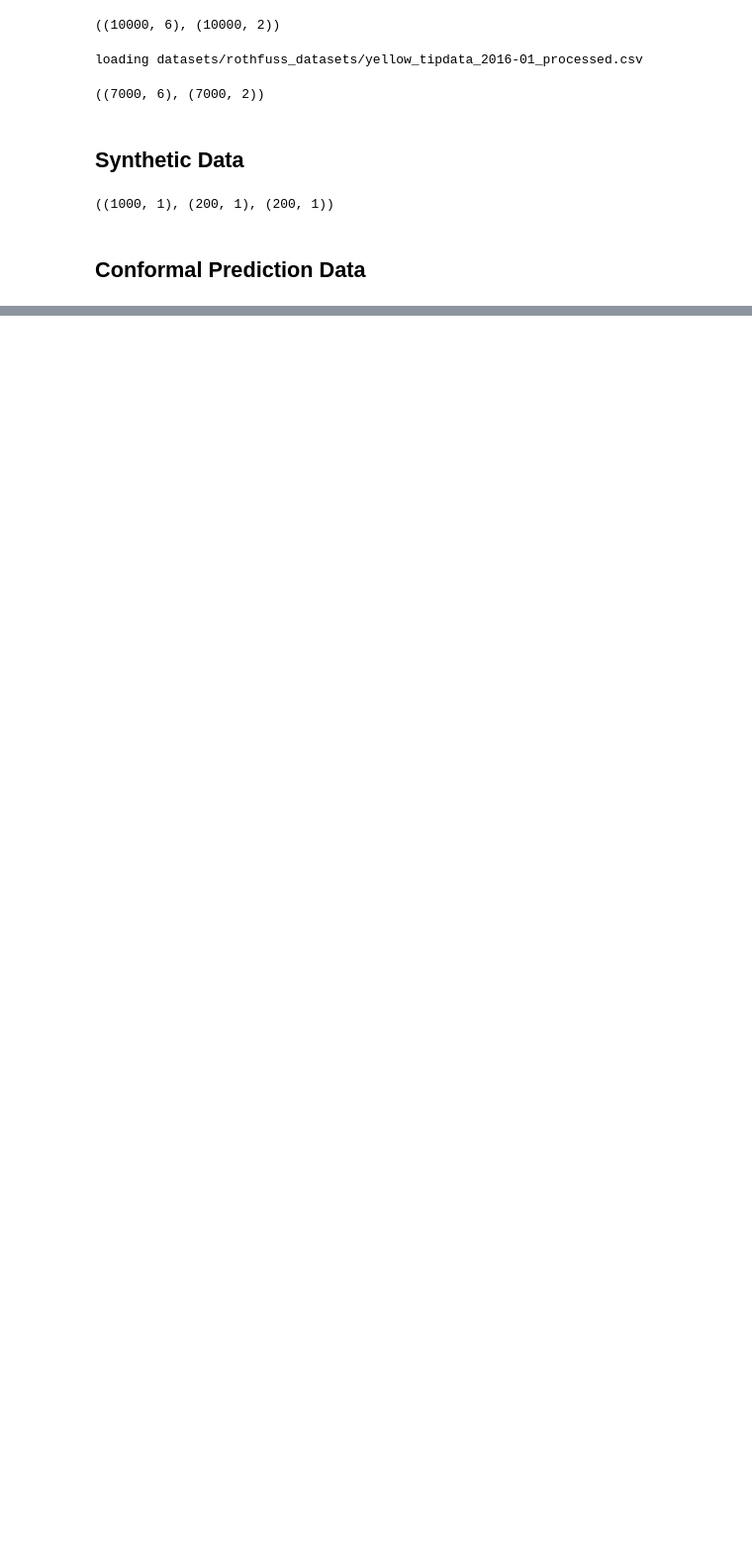
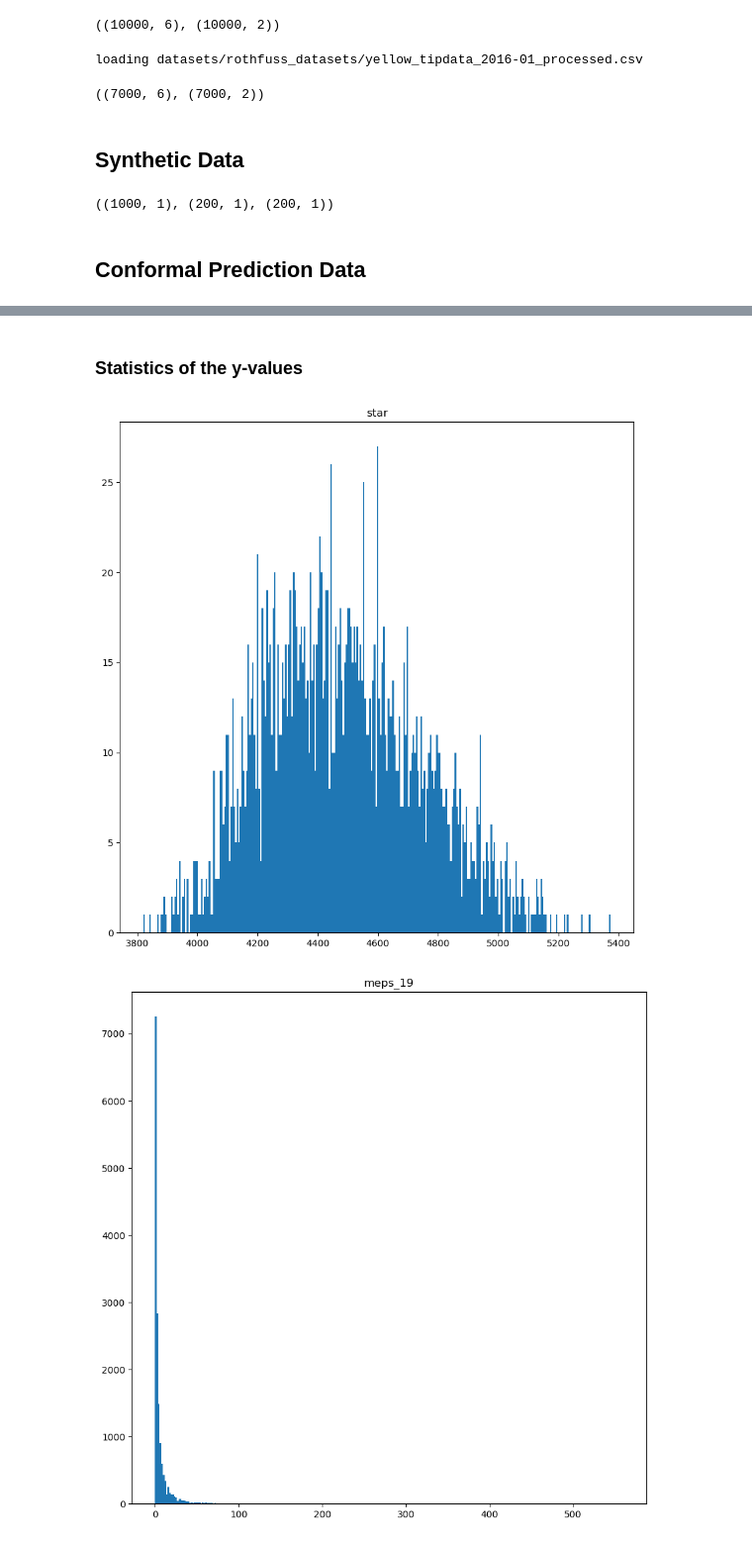
Before and after one commit to alexanderkrauck/uncertainty_prediction, a Jupyter notebook: notebooks/01_data_explore.ipynb, the cells around one changed output, grey strips where cells are left out. Shown at 99% size. Cells and saved outputs as stored; diff of their text form; code cells hidden in the pictures; blank space fills up the shorter version.

```diff
--- a/notebooks/01_data_explore.ipynb
+++ b/notebooks/01_data_explore.ipynb
@@ -795,0 +805,5 @@ from utils.data_module import ConformalPredictionDataModule
+# %%
+from utils.data_module import RothfussDataModule
+
+module = ConformalPredictionDataModule(dataset_name = "concrete")
+rothfuss_module = RothfussDataModule(dataset_name="concrete")
@@ -795,0 +823,52 @@ from utils.data_module import ConformalPredictionDataModule
+# %% [markdown]
+### Statistics of the y-values
+# %%
+from tabulate import tabulate
+from scipy import stats
+import matplotlib.pyplot as plt
+
+
+table = []
+headers = ["Dataset Name", "Standard Deviation", "Train Size", "Validation Size", "Test Size", "Total Size", "Number of Features",  "gaussianity p", "laplace p", "exponential p"]
+
+for dataset_name in ["star", "meps_19", "meps_20", "meps_21", "concrete", "facebook_1", "facebook_2", "bio", "blog_data", "bike", "community"]:
+    try:
+        module = ConformalPredictionDataModule(dataset_name=dataset_name)
+        try:
+            gauss_p = stats.shapiro(module.y_total)[1]
+            laplace_p = stats.kstest(module.y_total, 'laplace', stats.laplace.fit(module.y_total))[1]
+            expon_p = stats.kstest(module.y_total, 'expon', stats.expon.fit(module.y_total))[1]  # Test for exponential distribution
+        except:
+            gauss_p = "N/A"
+            laplace_p = "N/A"
+            expon_p = "N/A"
+        row = [
+            dataset_name,
+            np.std(module.y_total),
+            len(module.y_train),
+            len(module.y_val),
+            len(module.y_test),
+            len(module.y_total),
+            module.x_total.shape[1],
+            gauss_p,
+            laplace_p,
+            expon_p
+        ]
+        plt.figure(figsize=(10, 10))
+        plt.hist(module.y_total, bins=300)
+        plt.title(dataset_name)
+        plt.show()
+        table.append(row)
+    except Exception as e:
+        row = [dataset_name, str(e)]
+        table.append(row)
+
+ds = VoestDataModule(original=False)
+table.append(["voest_ideal", np.std(ds.y_total), len(ds.y_train), len(ds.y_val), len(ds.y_test), len(ds.y_total), ds.x_total.shape[1], stats.shapiro(ds.y_total)[1], stats.kstest(ds.y_total, 'laplace', stats.laplace.fit(ds.y_total))[1], stats.kstest(ds.y_total, 'expon', stats.expon.fit(ds.y_total))[1]])
+ds = VoestDataModule(original=True)
+table.append(["voest_realistic", np.std(ds.y_total), len(ds.y_train), len(ds.y_val), len(ds.y_test), len(ds.y_total), ds.x_total.shape[1], stats.shapiro(ds.y_total)[1], stats.kstest(ds.y_total, 'laplace', stats.laplace.fit(ds.y_total))[1], stats.kstest(ds.y_total, 'expon', stats.expon.fit(ds.y_total))[1]])
+
+print(tabulate(table, headers=headers, tablefmt="fancy_grid"))
+# %% [output]
+[figure, added]
+[figure, added]
```
Also changed, not shown: parts of 12 cells of this notebook, 3 other files.
